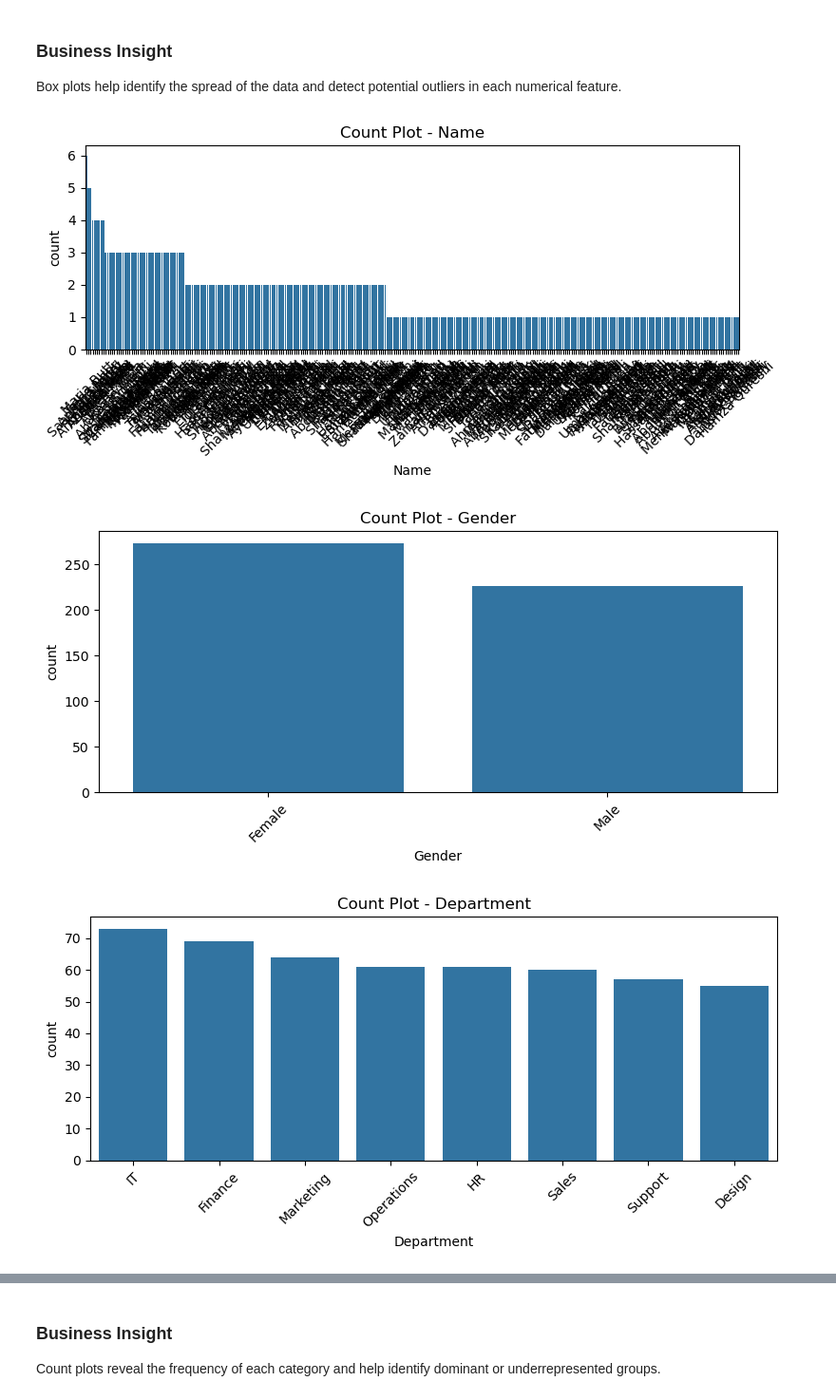
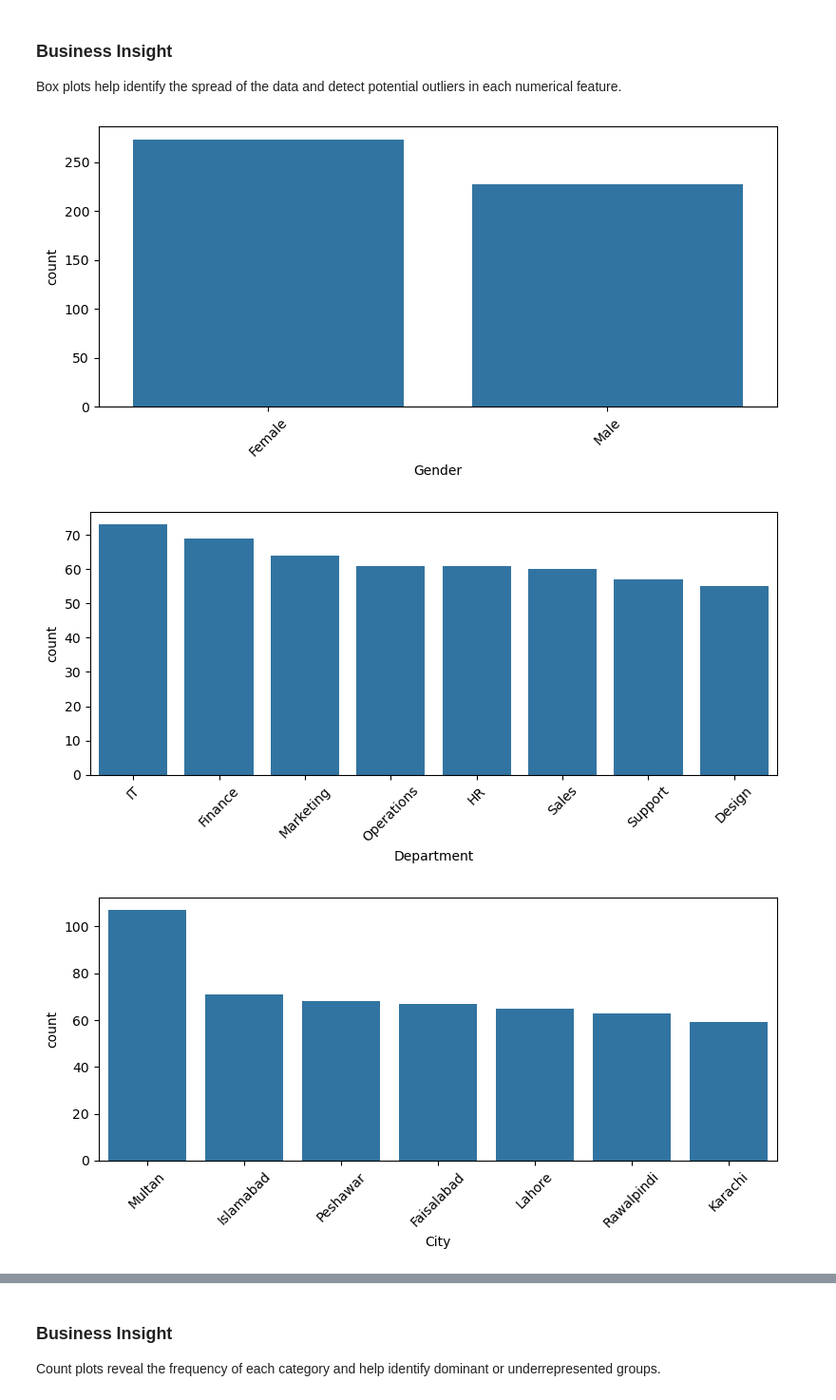
Before and after one commit to Kainatfatima0311/employee-workforce-eda, a Jupyter notebook: notebooks/employee_workforce_eda.ipynb, the cells around one changed output, grey strips where cells are left out. Shown at 95% size. Cells and saved outputs as stored; diff of their text form; code cells hidden in the pictures.

Commit message:
Graphs updation

```diff
--- a/notebooks/employee_workforce_eda.ipynb
+++ b/notebooks/employee_workforce_eda.ipynb
@@ -677,25 +677,22 @@ for column in numerical_columns:
 Box plots help identify the spread of the data and detect potential outliers in each numerical feature.
 # %%
 # Plot count plots for categorical columns
+skip_columns = ["Name", "Employee_ID", "Email"]
 
 for column in categorical_columns:
+    if column in skip_columns:
+        continue
 
     plt.figure(figsize=(8,4))
-
     sns.countplot(
         data=clean_df,
         x=column,
         order=clean_df[column].value_counts().index
     )
-
-    plt.title(f"Count Plot - {column}")
-
     plt.xticks(rotation=45)
-
     plt.tight_layout()
-
     plt.show()
 # %% [output]
-[figure, old version]
+[figure, new version]
-[figure, old version]
+[figure, new version]
-[figure, old version]
+[figure, new version]
```
Also changed, not shown: parts of 2 cells of this notebook, 31 other files.
